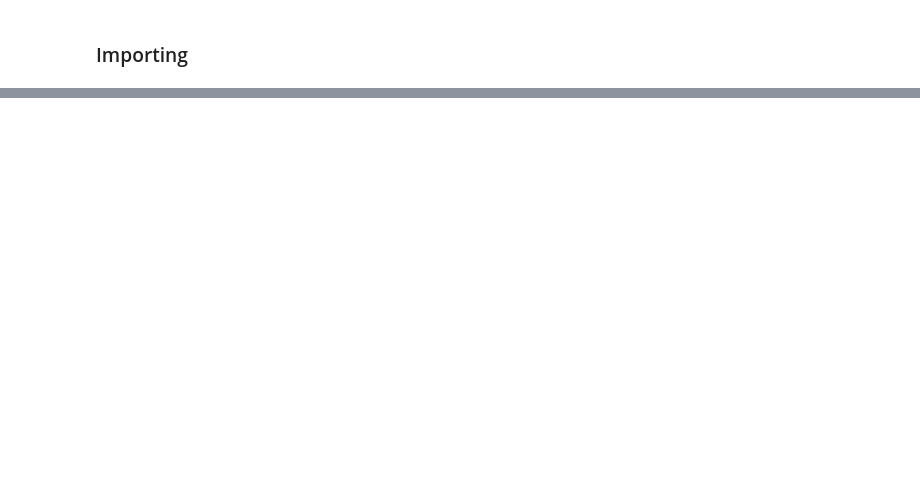
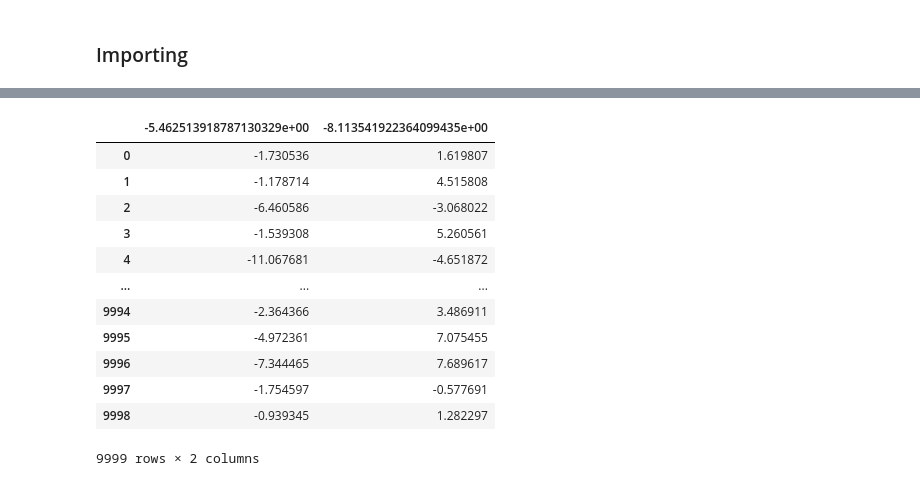
Before and after one commit to BennacerAmine/CLA, a Jupyter notebook: Unit 3/Homeworks/Clustering Homework/HM.ipynb, the cells around one changed output, grey strips where cells are left out. Saved outputs shown, nothing was run; the diff lists cells and outputs as text; code cells hidden in the pictures; blank space fills up the shorter version.

```diff
--- a/Unit 3/Homeworks/Clustering Homework/HM.ipynb
+++ b/Unit 3/Homeworks/Clustering Homework/HM.ipynb
@@ -89,0 +21,18 @@ We should also note that all our classifiers are very precise with an accuracy o
+# %%
+x=df['-5.462513918787130329e+00']
+y=df['-8.113541922364099435e+00']
+df
+# %% [output]
+|  | -5.462513918787130329e+00 | -8.113541922364099435e+00 |
+| 0 | -1.730536 | 1.619807 |
+| 1 | -1.178714 | 4.515808 |
+| 2 | -6.460586 | -3.068022 |
+| 3 | -1.539308 | 5.260561 |
+| 4 | -11.067681 | -4.651872 |
+| ... | ... | ... |
+| 9994 | -2.364366 | 3.486911 |
+| 9995 | -4.972361 | 7.075455 |
+| 9996 | -7.344465 | 7.689617 |
+| 9997 | -1.754597 | -0.577691 |
+| 9998 | -0.939345 | 1.282297 |
+9999 rows × 2 columns
```
Also changed, not shown: parts of 27 cells of this notebook, 1 other file.
